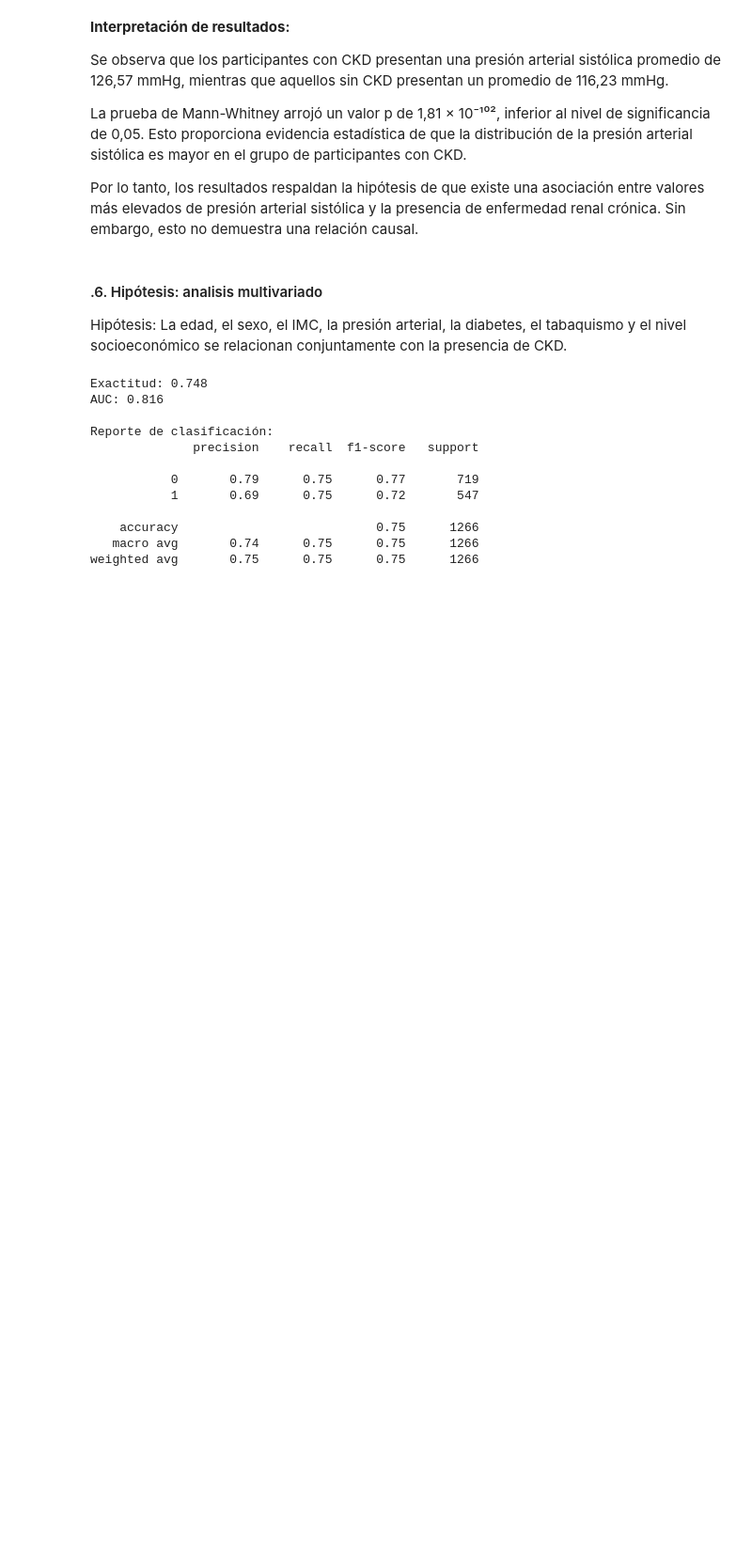
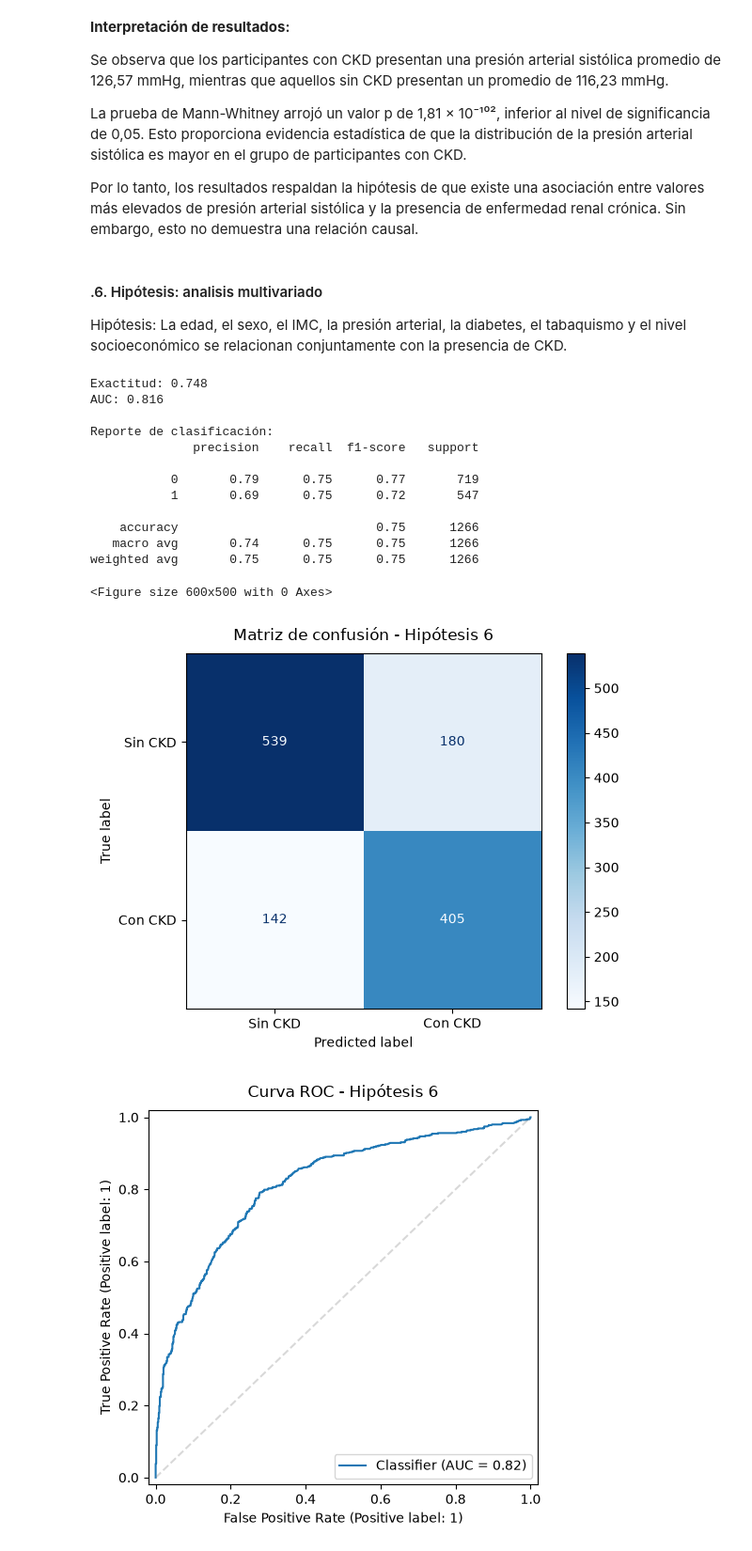
Before and after one commit to cnajurieta/TPEspecial-Fundamentos, a Jupyter notebook: TP_Especial_CKD_NHANES.ipynb, the cells around one changed output. Shown at 94% size. Cells and saved outputs as stored; diff of their text form; code cells hidden in the pictures; blank space fills up the shorter version.

```diff
--- a/TP_Especial_CKD_NHANES.ipynb
+++ b/TP_Especial_CKD_NHANES.ipynb
@@ -1128,3 +1167,49 @@ Reporte de clasificación:
     accuracy                           0.75      1266
    macro avg       0.74      0.75      0.75      1266
 weighted avg       0.75      0.75      0.75      1266
+# %%
+import matplotlib.pyplot as plt
+import seaborn as sns
+from sklearn.metrics import ConfusionMatrixDisplay, roc_curve, roc_auc_score
+
+# 1. GRÁFICO: Matriz de Confusión - Hipótesis 6
+
+plt.figure(figsize=(6, 5))
+
+ConfusionMatrixDisplay.from_predictions(
+    y_test,
+    predicciones,
+    display_labels=["Sin CKD", "Con CKD"],
+    cmap=plt.cm.Blues,
+    colorbar=True
+)
+
+plt.title("Matriz de confusión - Hipótesis 6", fontsize=12, pad=10)
+plt.xlabel("Predicted label")
+plt.ylabel("True label")
+plt.tight_layout()
+plt.show()
+
+
+# 2. GRÁFICO: Curva ROC - Hipótesis 6
+
+fpr, tpr, _ = roc_curve(y_test, probabilidades)
+auc_val = roc_auc_score(y_test, probabilidades)
+
+plt.figure(figsize=(5, 5))
+plt.plot(fpr, tpr, label=f"Classifier (AUC = {auc_val:.2f})")
+plt.plot([0, 1], [0, 1], color="grey", linestyle="--", alpha=0.3) # Línea aleatoria de referencia
+
+plt.title("Curva ROC - Hipótesis 6", fontsize=12, pad=10)
+plt.xlabel("False Positive Rate (Positive label: 1)")
+plt.ylabel("True Positive Rate (Positive label: 1)")
+plt.xlim([-0.02, 1.02])
+plt.ylim([-0.02, 1.02])
+plt.legend(loc="lower right")
+plt.grid(False)
+plt.tight_layout()
+plt.show()
+# %% [output]
+<Figure size 600x500 with 0 Axes>
+[figure, added]
+[figure, added]
```
Also changed, not shown: parts of 3 cells of this notebook.
